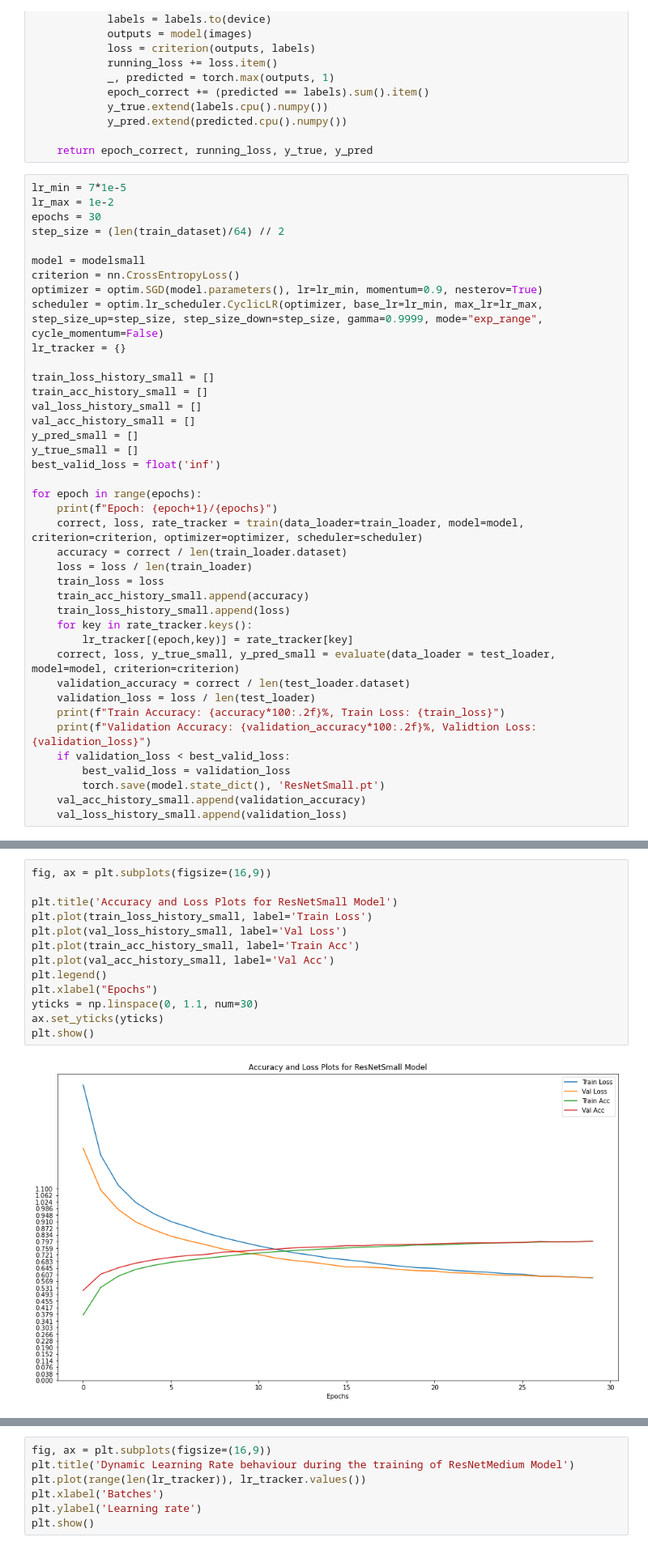
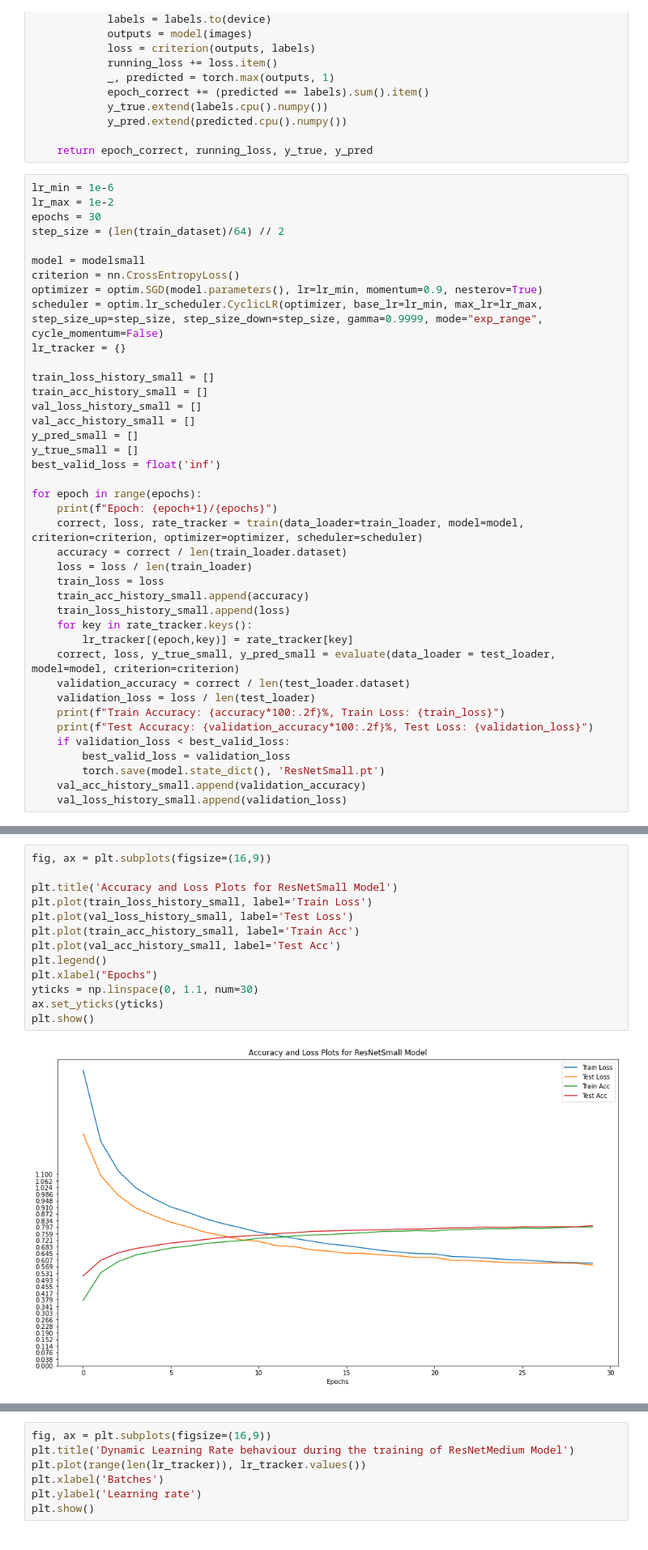
Before and after one commit to parisimaa/modifiedResNet, a Jupyter notebook: MiniProject.ipynb, the cells around one changed output, grey strips where cells are left out. Shown at 81% size. Saved outputs shown, nothing was run; the diff lists cells and outputs as text.

```diff
--- a/MiniProject.ipynb
+++ b/MiniProject.ipynb
@@ -310,7 +310,7 @@ def evaluate(data_loader, model, criterion):
 
     return epoch_correct, running_loss, y_true, y_pred
 # %%
-lr_min = 7*1e-5
+lr_min = 1e-6
 lr_max = 1e-2
 epochs = 30
 step_size = (len(train_dataset)/64) // 2
@@ -343,7 +343,7 @@ for epoch in range(epochs):
     validation_accuracy = correct / len(test_loader.dataset)
     validation_loss = loss / len(test_loader)
     print(f"Train Accuracy: {accuracy*100:.2f}%, Train Loss: {train_loss}")
-    print(f"Validation Accuracy: {validation_accuracy*100:.2f}%, Validtion Loss: {validation_loss}")
+    print(f"Test Accuracy: {validation_accuracy*100:.2f}%, Test Loss: {validation_loss}")
     if validation_loss < best_valid_loss:
         best_valid_loss = validation_loss
         torch.save(model.state_dict(), 'ResNetSmall.pt')
@@ -397,18 +397,18 @@ plt.show()
 # %%
 fig, ax = plt.subplots(figsize=(16,9))
 
 plt.title('Accuracy and Loss Plots for ResNetSmall Model')
 plt.plot(train_loss_history_small, label='Train Loss')
-plt.plot(val_loss_history_small, label='Val Loss')
+plt.plot(val_loss_history_small, label='Test Loss')
 plt.plot(train_acc_history_small, label='Train Acc')
-plt.plot(val_acc_history_small, label='Val Acc')
+plt.plot(val_acc_history_small, label='Test Acc')
 plt.legend()
 plt.xlabel("Epochs")
 yticks = np.linspace(0, 1.1, num=30)
 ax.set_yticks(yticks)
 plt.show()
 # %% [output]
-[figure, old version]
+[figure, new version]
 # %%
 # Calculate the confusion matrix
 cm = confusion_matrix(y_true_small, y_pred_small)
```
Also changed, not shown: parts of 13 cells of this notebook, 13 other files.
